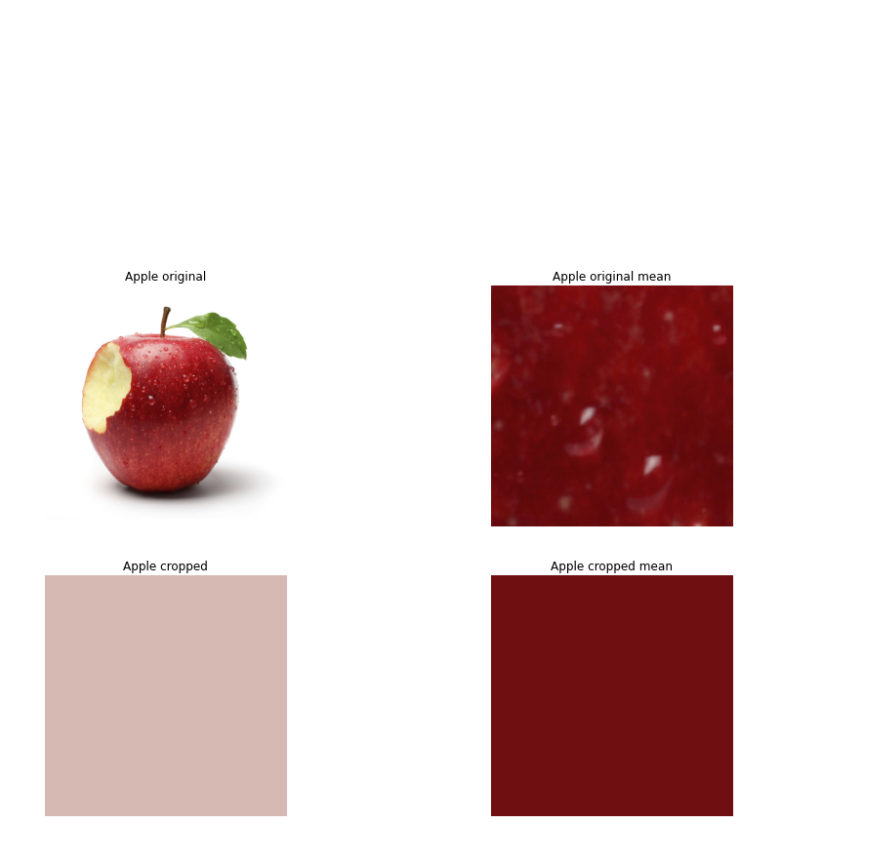
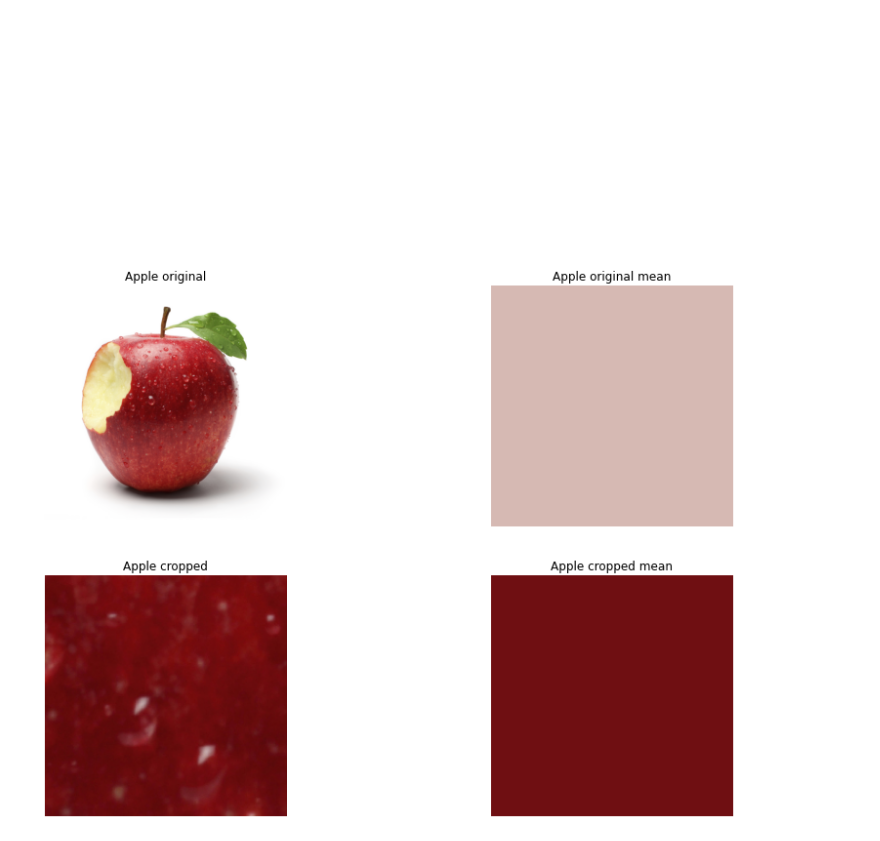
Before and after one commit to krebso/zelovoc, a Jupyter notebook: baseline_model.ipynb, the cells around one changed output. Drawn from its saved outputs; the diff is of its cells as text; code cells hidden in the pictures.

```diff
--- a/baseline_model.ipynb
+++ b/baseline_model.ipynb
@@ -101,33 +129,33 @@ def show_mean_color(path):
     mean = mean.reshape(1,1,3) / 255
     return mean
 
 
 def show_mean_color_cropped(path):
     mean = get_image_mean(load_image_cropped(path))
     mean = mean.reshape(1,1,3) / 255
     return mean
 
 
 path = "dataset/train/apple/Image_1.jpg"
 
 fig, imarr = plt.subplots(2, 2)
 
 for i in range(2):
     for j in range(2):
         imarr[i][j].axis("off")
 
 imarr[0][0].imshow(show_image(path))
-imarr[0][1].imshow(show_image_cropped(path))
-imarr[1][0].imshow(show_mean_color(path))
+imarr[0][1].imshow(show_mean_color(path))
+imarr[1][0].imshow(show_image_cropped(path))
 imarr[1][1].imshow(show_mean_color_cropped(path))
 
 imarr[0][0].set_title("Apple original")
 imarr[0][1].set_title("Apple original mean")
 imarr[1][0].set_title("Apple cropped")
 imarr[1][1].set_title("Apple cropped mean")
 
 fig.set_size_inches(15, 10)
 plt.show()
 # %% [output]
 [figure]
-[figure, old version]
+[figure, new version]
```
Also changed, not shown: parts of 6 cells of this notebook.
